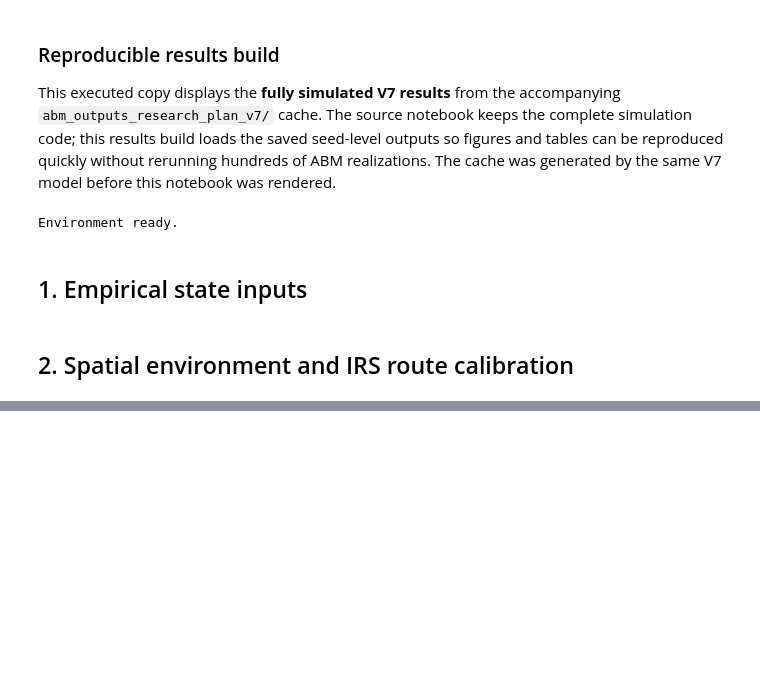
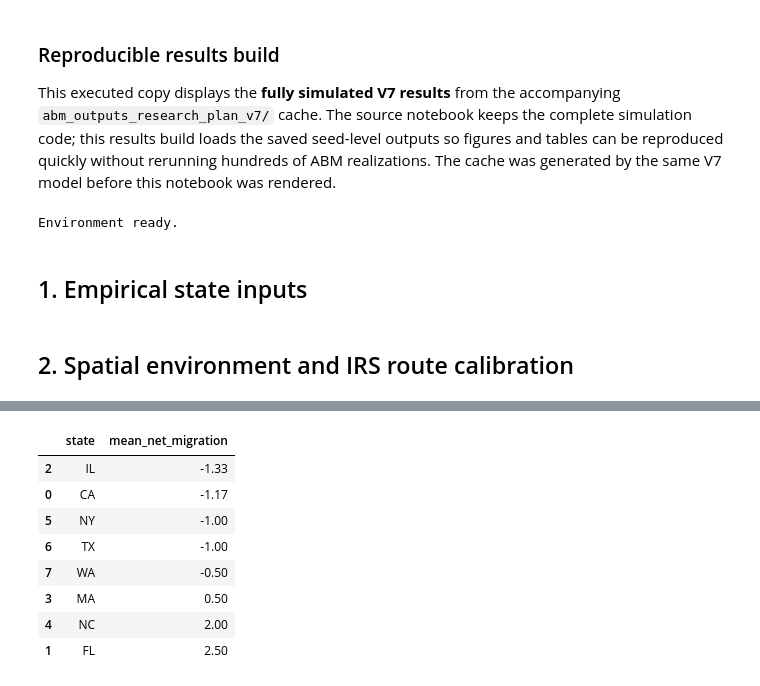
Before and after one commit to Jeremy-Xujia-Chen/CITS4403-GROUP-PROJECT, a Jupyter notebook: 0914-1_v8.ipynb, the cells around one changed output, grey strips where cells are left out. Saved outputs shown, nothing was run; the diff lists cells and outputs as text; code cells hidden in the pictures; blank space fills up the shorter version.

```diff
--- a/0914-1_v8.ipynb
+++ b/0914-1_v8.ipynb
@@ -310,0 +348,14 @@ for s in STATE_CODES:
+# %%
+competition_summary = pd.read_csv(RESULT_CACHE / "state_competition_summary.csv")
+# Employment and unfilled jobs are identical across states in this scenario, so only net migration is shown.
+display(competition_summary[["state", "mean_net_migration"]].sort_values("mean_net_migration").round(2))
+# %% [output]
+|  | state | mean_net_migration |
+| 2 | IL | -1.33 |
+| 0 | CA | -1.17 |
+| 5 | NY | -1.00 |
+| 6 | TX | -1.00 |
+| 7 | WA | -0.50 |
+| 3 | MA | 0.50 |
+| 4 | NC | 2.00 |
+| 1 | FL | 2.50 |
```
Also changed, not shown: parts of 4 cells of this notebook.
